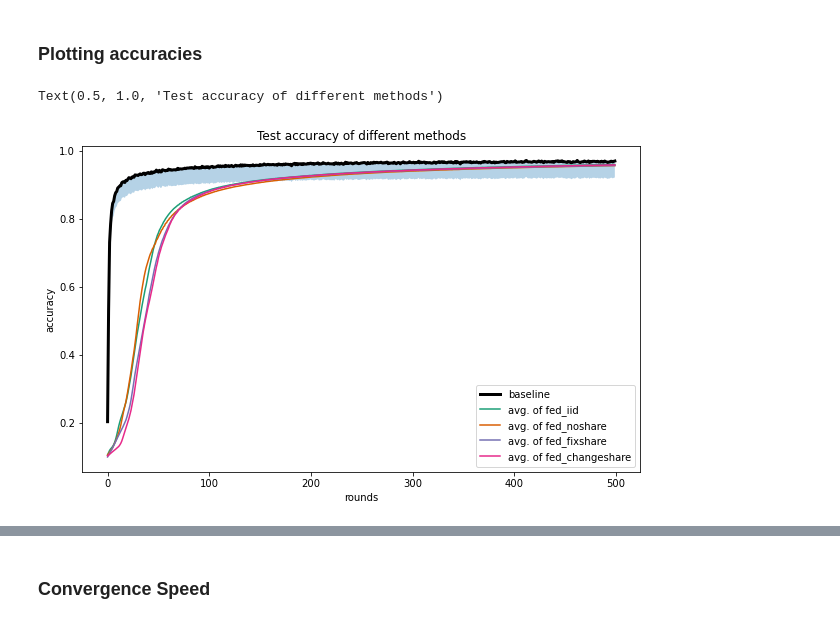
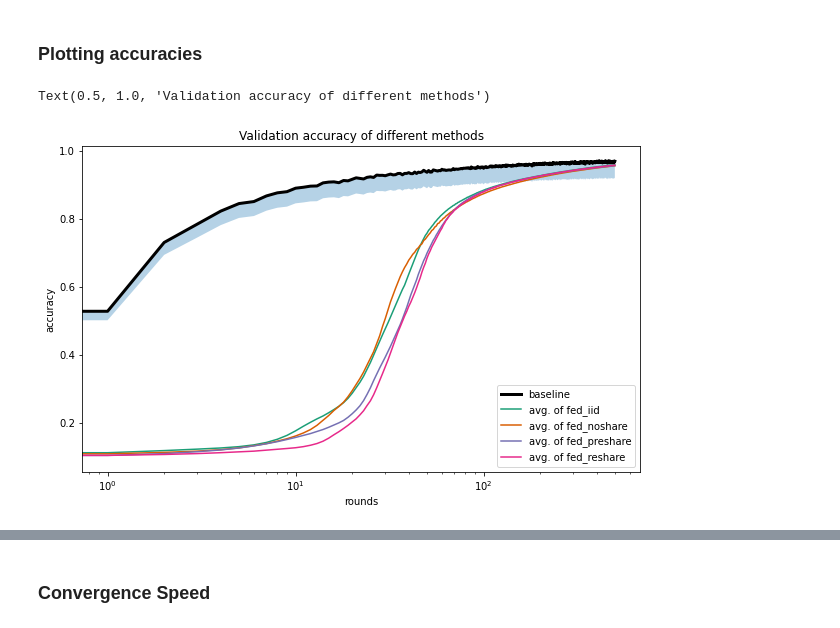
Before and after one commit to alelevente/FeLeSh, a Jupyter notebook: src/3_evaluation/learning_performance.ipynb, the cells around one changed output, grey strips where cells are left out. Drawn from its saved outputs; the diff is of its cells as text; code cells hidden in the pictures.

```diff
--- a/src/3_evaluation/learning_performance.ipynb
+++ b/src/3_evaluation/learning_performance.ipynb
@@ -180,6 +180,7 @@ plot_accuracies("fed_changeshare")
 ## **Processed values**
 # %%
 fed_measurements = ["fed_iid", "fed_noshare", "fed_fixshare", "fed_changeshare"]
+fed_names = ["fed_iid", "fed_noshare", "fed_preshare", "fed_reshare"]
 # %%
 # loading baseline:
 baseline_path, _ = process_paths("baseline")
@@ -204,17 +205,18 @@ for meas_case in fed_measurements:
 # %%
 cmap = plt.get_cmap('Dark2')
 
 plt.figure(figsize=[10,6])
 
 plt.plot(baseline, color="k", label="baseline", linewidth=3)
 plt.fill_between(range(500), baseline*.95, baseline, alpha=0.33)
 for i, meas in enumerate(fed_measurements):
-    plt.plot(glob_accuracies[meas], label="avg. of %s"%meas, color=cmap(i))
+    plt.plot(glob_accuracies[meas], label="avg. of %s"%fed_names[i], color=cmap(i))
 plt.legend()
 
 plt.xlabel("rounds")
+plt.xscale("log")
 plt.ylabel("accuracy")
-plt.title("Test accuracy of different methods")
+plt.title("Validation accuracy of different methods")
 # %% [output]
-Text(0.5, 1.0, 'Test accuracy of different methods')
+Text(0.5, 1.0, 'Validation accuracy of different methods')
-[figure, old version]
+[figure, new version]
```
Also changed, not shown: parts of 1 cell of this notebook, 1 other file.
